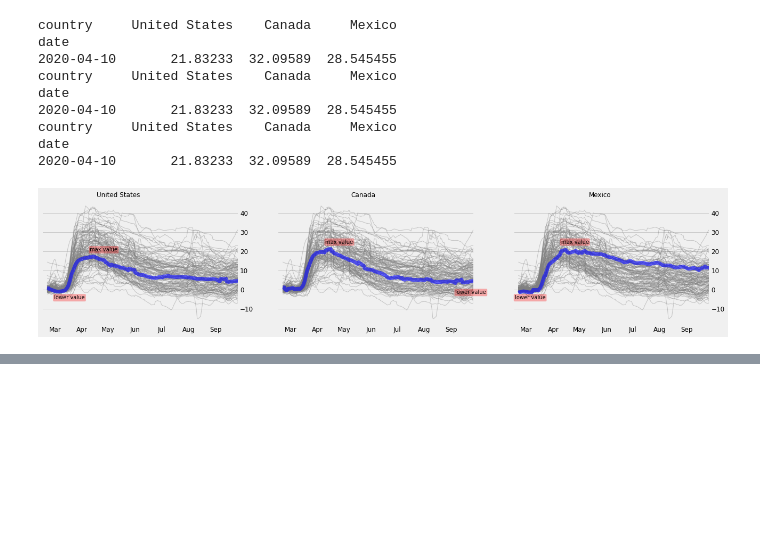
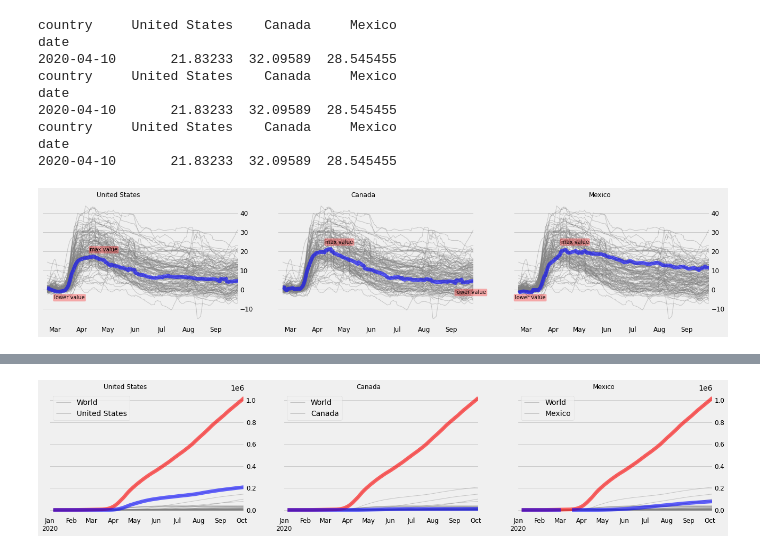
Before and after one commit to thyall/Nafta-Pandemic, a Jupyter notebook: NAFTA.ipynb, the cells around one changed output, grey strips where cells are left out. Drawn from its saved outputs; the diff is of its cells as text; code cells hidden in the pictures; blank space fills up the shorter version.

```diff
--- a/NAFTA.ipynb
+++ b/NAFTA.ipynb
@@ -165,0 +168,5 @@ plt.show()
+# %%
+link2 = 'https://covid.ourworldindata.org/data/owid-covid-data.csv'
+
+data2 = pd.read_csv(link2)
+data2.head()
@@ -165,0 +218,6 @@ plt.show()
+# %%
+data_country2 = data2.iloc[:,[2,3,4,7,17]].copy()
+data_country2.date = pd.to_datetime(data_country2.date)
+data_country2.index = data_country2.date
+data_country2.drop(labels = 'date', axis=1, inplace=True)
+data_country2.head()
@@ -165,0 +251,26 @@ plt.show()
+# %%
+fig, ax = plt.subplots(nrows=1,ncols=3,figsize=(20,4))
+
+item = "total_deaths"
+countrys = ['United States','Canada','Mexico']
+
+for i,country in enumerate(countrys):
+  data_country2.groupby(by=[data_country2.index,"location"]).mean().unstack()[item].rolling(window=7).mean().plot(legend=False,color="grey",linewidth=1, alpha=0.4, ax=ax[i])
+  data_country2.groupby(by=[data_country2.index,"location"]).mean().unstack()[item]['World'].rolling(window=7).mean().plot(color="red",linewidth=7, alpha=0.6, ax=ax[i], legend = "World-red")
+  data_country2.groupby(by=[data_country2.index,"location"]).mean().unstack()[item][country].rolling(window=7).mean().plot(color="blue",linewidth=7, alpha=0.6, ax=ax[i], legend = country + "blue")
+  ax[i].set_title(country,fontsize=12,ha='right')
+  ax[i].xaxis.grid(False)
+  ax[i].set_xlabel("")
+
+  ax[i].xaxis.set_tick_params(labelsize=12)
+  ax[i].yaxis.set_tick_params(labelsize=12)
+
+  if (i==0) or (i==2):
+    ax[i].yaxis.tick_right()
+  else:
+    ax[i].set_yticklabels([])
+
+plt.savefig("nafta2.png",dpi=300)
+plt.show()
+# %% [output]
+[figure, added]
```
Also changed, not shown: parts of 7 cells of this notebook, 1 other file.
